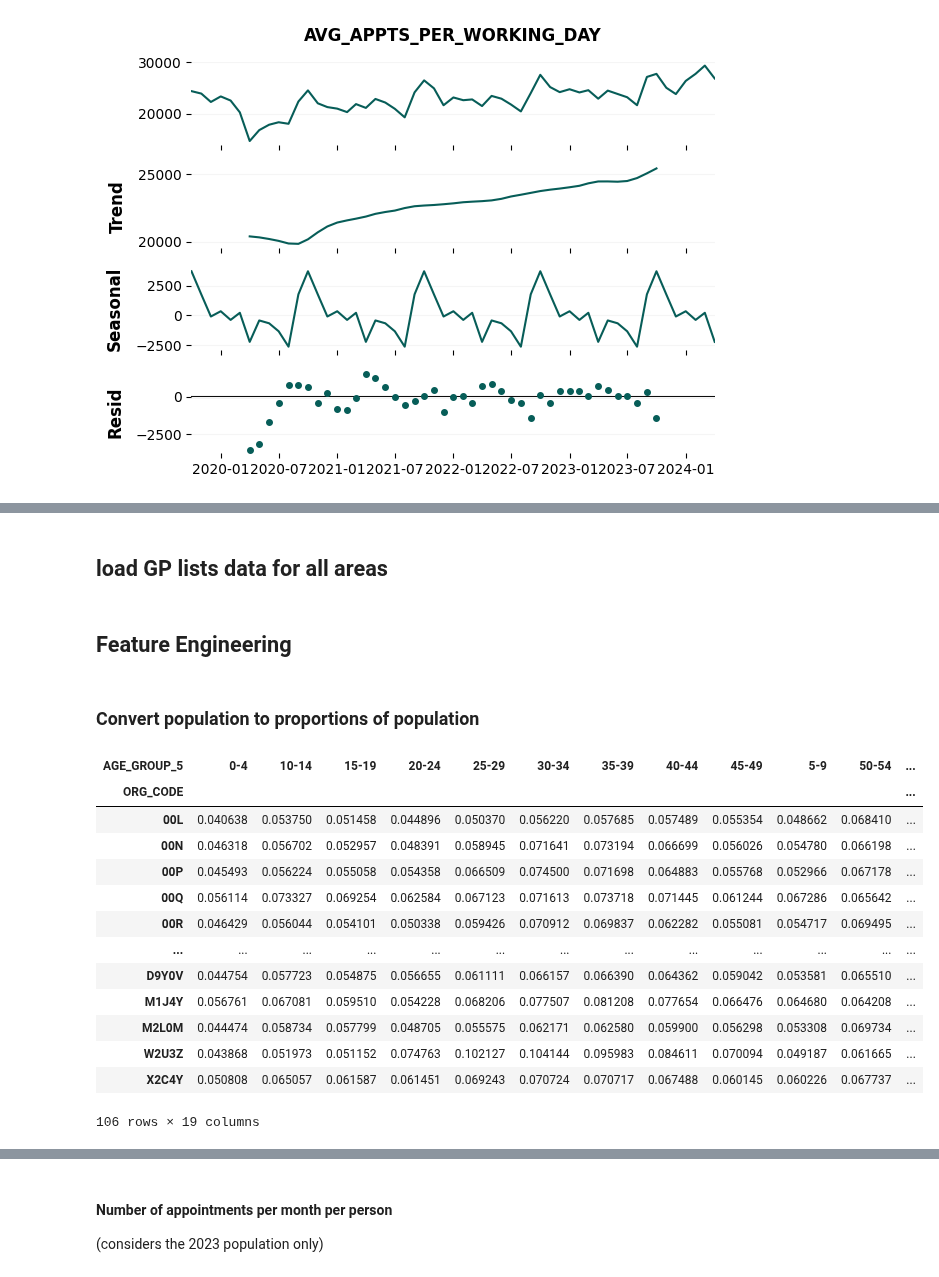
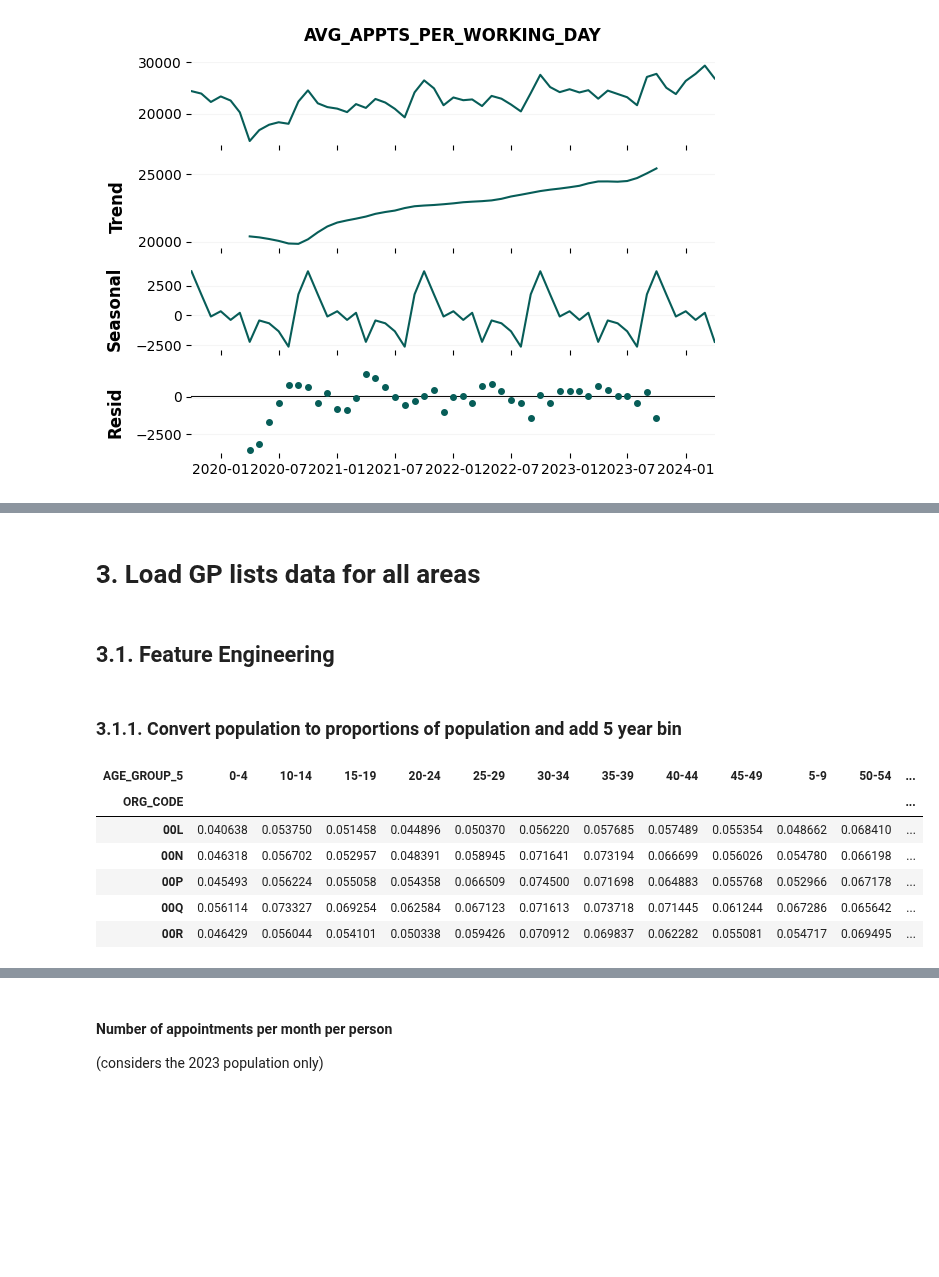
Before and after one commit to SNEE-ICS/PrimaryCareDemandAndCapacity, a Jupyter notebook: notebooks/2a_NumAppointments_forecast.ipynb, the cells around one changed output, grey strips where cells are left out. Drawn from its saved outputs; the diff is of its cells as text; code cells hidden in the pictures; blank space fills up the shorter version.

```diff
--- a/notebooks/2a_NumAppointments_forecast.ipynb
+++ b/notebooks/2a_NumAppointments_forecast.ipynb
@@ -531,13 +279,13 @@ pop_scenarios['Principal projection'].loc[pop_scenarios['Principal projection'][
 # %% [markdown]
-## load GP lists data for all areas
+# 3. Load GP lists data for all areas
 # %%
 gp_list_df = catalog.get_catalog_entry_by_name(
     "Patients Registered at a GP practice, October 2023"
 ).load()
 # %% [markdown]
-## Feature Engineering
+## 3.1. Feature Engineering
 # %% [markdown]
-### Convert population to proportions of population
+### 3.1.1. Convert population to proportions of population and add 5 year bin
 # %%
 # keep gendered data, and age groups
 def convert_gp_list_to_five_year_bins(df: pd.DataFrame) -> pd.Series:
@@ -598,20 +346,13 @@ gp_list_5yr_bins:pd.DataFrame = gp_list_df.pipe(convert_gp_list_to_five_year_bin
 gp_list_area_totals:pd.Series = gp_list_5yr_bins.sum(axis=1)
 gp_list_area_totals.name = "NUMBER_OF_PATIENTS"
 # %%
-gp_list_proportional_areas_df
+gp_list_proportional_areas_df.head(5)
 # %% [output]
 | AGE_GROUP_5 | 0-4 | 10-14 | 15-19 | 20-24 | 25-29 | 30-34 | 35-39 | 40-44 | 45-49 | 5-9 | 50-54 | ... |
 | ORG_CODE |  |  |  |  |  |  |  |  |  |  |  | ... |
 | 00L | 0.040638 | 0.053750 | 0.051458 | 0.044896 | 0.050370 | 0.056220 | 0.057685 | 0.057489 | 0.055354 | 0.048662 | 0.068410 | ... |
 | 00N | 0.046318 | 0.056702 | 0.052957 | 0.048391 | 0.058945 | 0.071641 | 0.073194 | 0.066699 | 0.056026 | 0.054780 | 0.066198 | ... |
 | 00P | 0.045493 | 0.056224 | 0.055058 | 0.054358 | 0.066509 | 0.074500 | 0.071698 | 0.064883 | 0.055768 | 0.052966 | 0.067178 | ... |
 | 00Q | 0.056114 | 0.073327 | 0.069254 | 0.062584 | 0.067123 | 0.071613 | 0.073718 | 0.071445 | 0.061244 | 0.067286 | 0.065642 | ... |
 | 00R | 0.046429 | 0.056044 | 0.054101 | 0.050338 | 0.059426 | 0.070912 | 0.069837 | 0.062282 | 0.055081 | 0.054717 | 0.069495 | ... |
-| ... | ... | ... | ... | ... | ... | ... | ... | ... | ... | ... | ... | ... |
-| D9Y0V | 0.044754 | 0.057723 | 0.054875 | 0.056655 | 0.061111 | 0.066157 | 0.066390 | 0.064362 | 0.059042 | 0.053581 | 0.065510 | ... |
-| M1J4Y | 0.056761 | 0.067081 | 0.059510 | 0.054228 | 0.068206 | 0.077507 | 0.081208 | 0.077654 | 0.066476 | 0.064680 | 0.064208 | ... |
-| M2L0M | 0.044474 | 0.058734 | 0.057799 | 0.048705 | 0.055575 | 0.062171 | 0.062580 | 0.059900 | 0.056298 | 0.053308 | 0.069734 | ... |
-| W2U3Z | 0.043868 | 0.051973 | 0.051152 | 0.074763 | 0.102127 | 0.104144 | 0.095983 | 0.084611 | 0.070094 | 0.049187 | 0.061665 | ... |
-| X2C4Y | 0.050808 | 0.065057 | 0.061587 | 0.061451 | 0.069243 | 0.070724 | 0.070717 | 0.067488 | 0.060145 | 0.060226 | 0.067737 | ... |
-106 rows × 19 columns
 # %%
```
Also changed, not shown: parts of 52 cells of this notebook.
